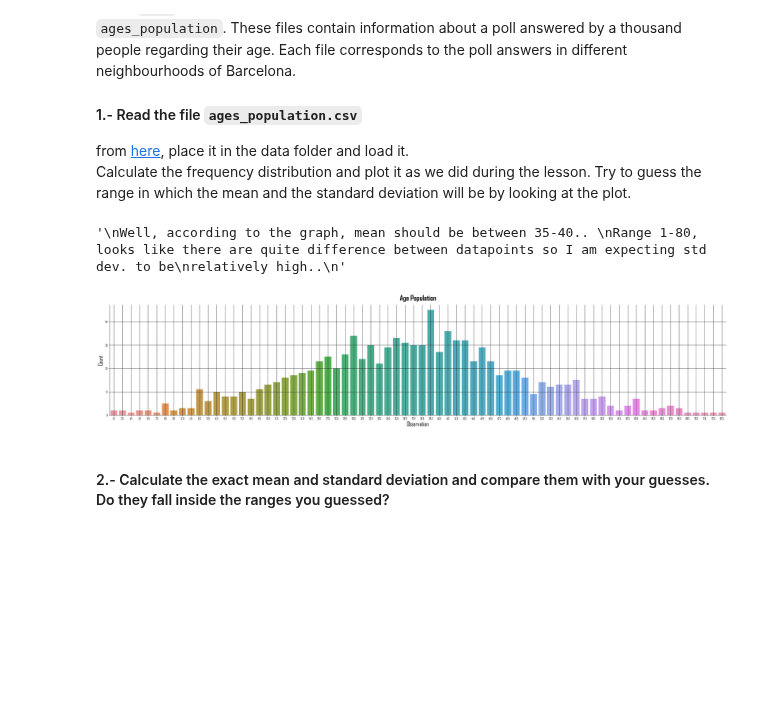
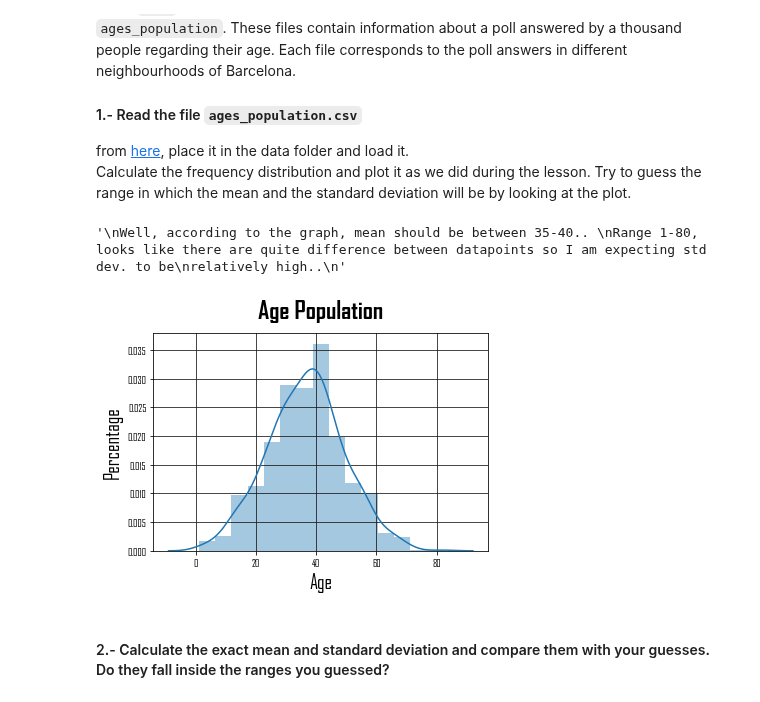
Before and after one commit to paoloironhack/data_analytics062020, a Jupyter notebook: labs/module_2/Descriptive-Stats/your-code/main.ipynb, the cells around one changed output. Drawn from its saved outputs; the diff is of its cells as text; code cells hidden in the pictures; blank space fills up the shorter version.

```diff
--- a/labs/module_2/Descriptive-Stats/your-code/main.ipynb
+++ b/labs/module_2/Descriptive-Stats/your-code/main.ipynb
@@ -305,22 +286,22 @@ Calculate the frequency distribution and plot it as we did during the lesson. Tr
 # %%
 # your code here
 ages = pd.read_csv("../data/ages_population.csv")
 
-sns.catplot(data=ages,x="observation",kind="count",aspect=5,height=6)
+sns.distplot(ages,bins=15)
 sns.set()
 plt.grid(True,c="k")
-plt.xlabel("Observation",size=20)
-plt.ylabel("Count",size=20)
+plt.xlabel("Age",size=20)
+plt.ylabel("Percentage",size=20)
 plt.title("Age Population",size=25,fontweight="bold",pad=15)
 
 '''
 Well, according to the graph, mean should be between 35-40..
 Range 1-80, looks like there are quite difference between datapoints so I am expecting std dev. to be
 relatively high..
 '''
 # %% [output]
 '\nWell, according to the graph, mean should be between 35-40.. \nRange 1-80, looks like there are quite difference between datapoints so I am expecting std dev. to be\nrelatively high..\n'
-[figure, old version]
+[figure, new version]
 # %% [markdown]
 #### 2.- Calculate the exact mean and standard deviation and compare them with your guesses. Do they fall inside the ranges you guessed?
 # %%
```
Also changed, not shown: parts of 20 cells of this notebook.
